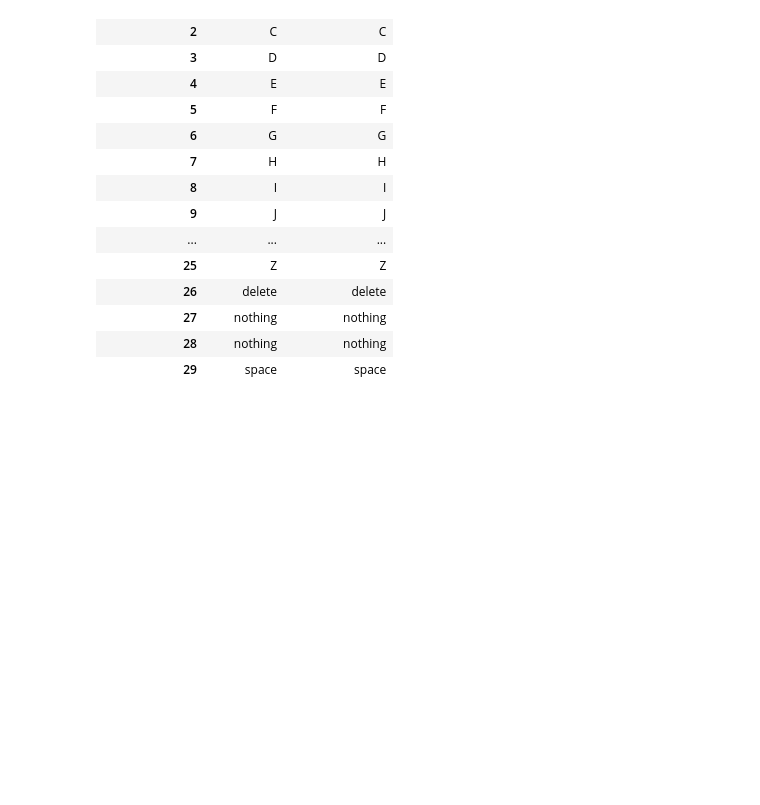
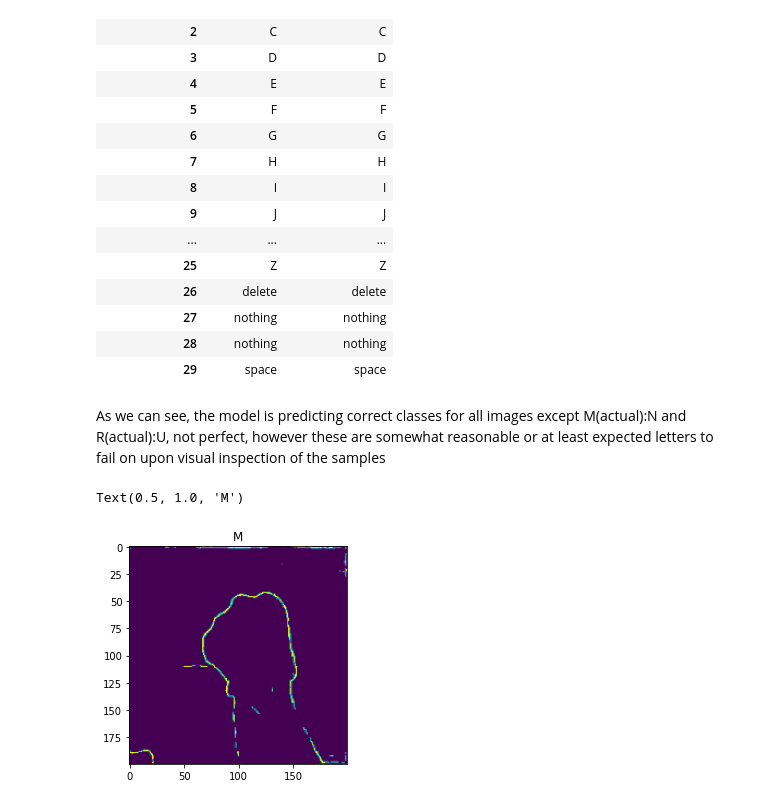
Before and after one commit to sam-thurman/asl_alphabet_image_classification, a Jupyter notebook: notebooks/final/Final_notebook.ipynb, the cells around one changed output. Drawn from its saved outputs; the diff is of its cells as text; code cells hidden in the pictures; blank space fills up the shorter version.

Commit message:
Added images for model incorrect prediction explanation at end of Final_notebook.ipynb

```diff
--- a/notebooks/final/Final_notebook.ipynb
+++ b/notebooks/final/Final_notebook.ipynb
@@ -107,3 +100,11 @@ results
 | 27 | nothing | nothing |
 | 28 | nothing | nothing |
 | 29 | space | space |
+# %% [markdown]
+As we can see, the model is predicting correct classes for all images except M(actual):N and R(actual):U, not perfect, however these are somewhat reasonable or at least expected letters to fail on upon visual inspection of the samples
+# %%
+plt.imshow(array_to_img(validation_generator[0][0][12]))
+plt.title('M')
+# %% [output]
+Text(0.5, 1.0, 'M')
+[figure, added]
```
Also changed, not shown: parts of 6 cells of this notebook.
